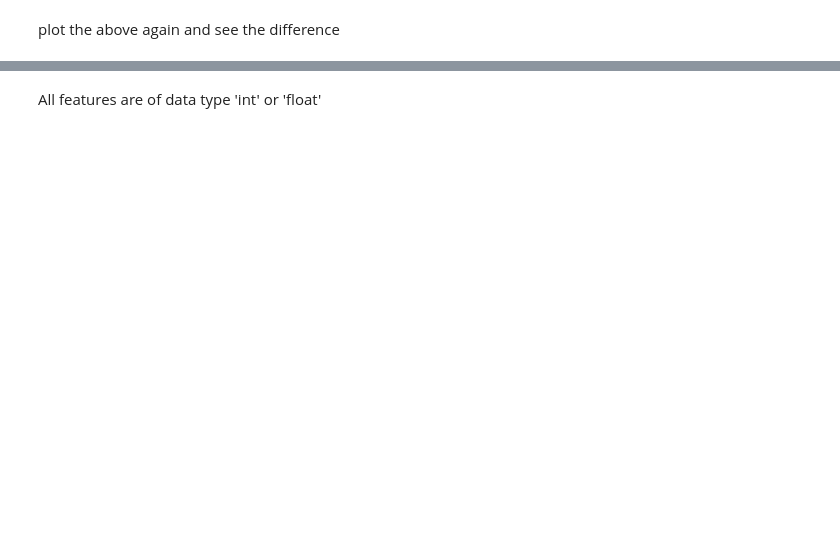
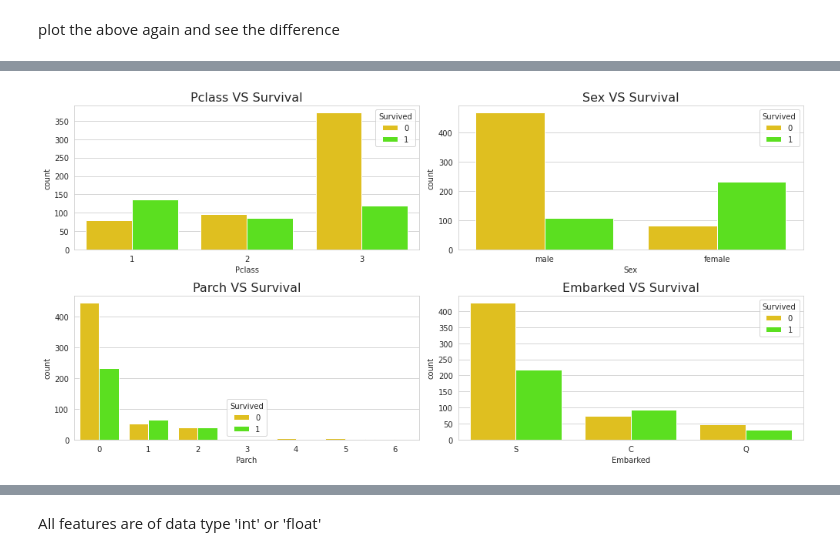
Before and after one commit to hikmatullah-mohammadi/titanic-survival-prediction, a Jupyter notebook: titanic-survival-prediction.ipynb, the cells around one changed output, grey strips where cells are left out. Drawn from its saved outputs; the diff is of its cells as text; code cells hidden in the pictures; blank space fills up the shorter version.

```diff
--- a/titanic-survival-prediction.ipynb
+++ b/titanic-survival-prediction.ipynb
@@ -535,0 +350,24 @@ dtype: object
+# %%
+# different categorical variables versus survival
+
+plt.figure(figsize=(14,7))
+sns.set_palette('hsv')
+
+plt.subplot(2,2,1)
+ax = sns.countplot(train_df['Pclass'], hue=train_df['Survived'])
+ax.set_title('Pclass VS Survival', fontdict={'fontsize':16})
+plt.subplot(2,2,2)
+ax = sns.countplot(train_df['Sex'], hue=train_df['Survived'])
+ax.set_title('Sex VS Survival', fontdict={'fontsize':16})
+
+plt.subplot(2,2,3)
+ax = sns.countplot(train_df['Parch'], hue=train_df['Survived'])
+ax.set_title('Parch VS Survival', fontdict={'fontsize':16})
+plt.subplot(2,2,4)
+ax = sns.countplot(train_df['Embarked'], hue=train_df['Survived'])
+ax.set_title('Embarked VS Survival', fontdict={'fontsize':16})
+
+plt.tight_layout()
+plt.show()
+# %% [output]
+[figure, added]
```
Also changed, not shown: parts of 144 cells of this notebook.
